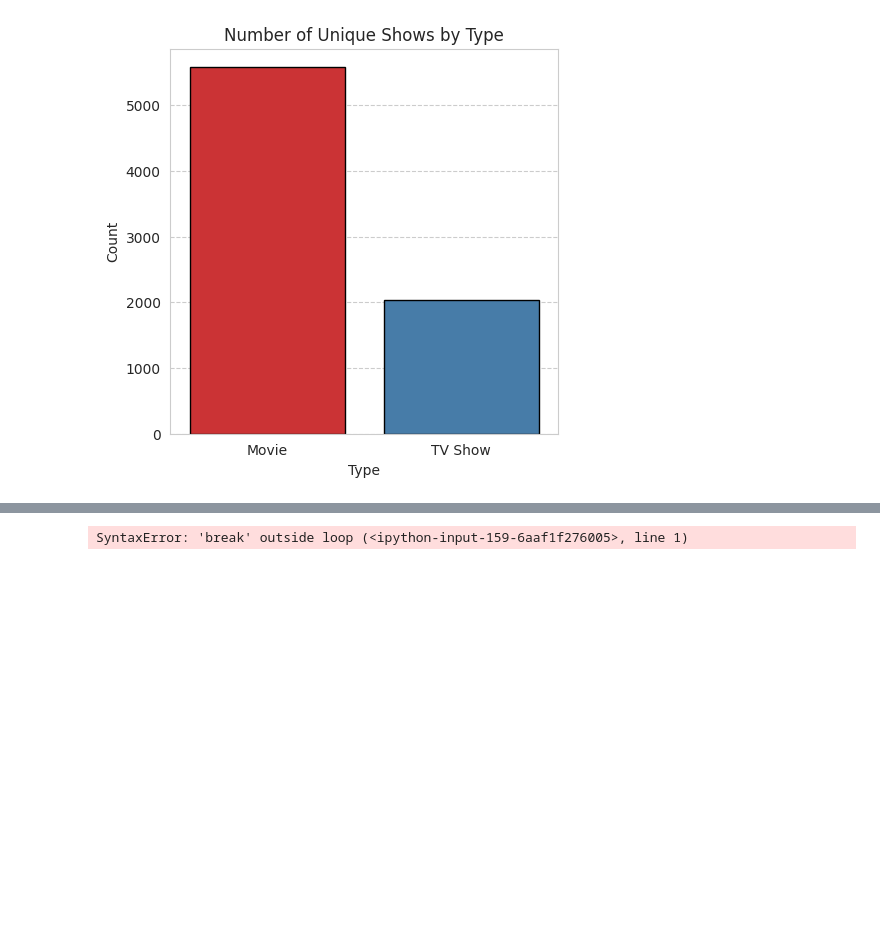
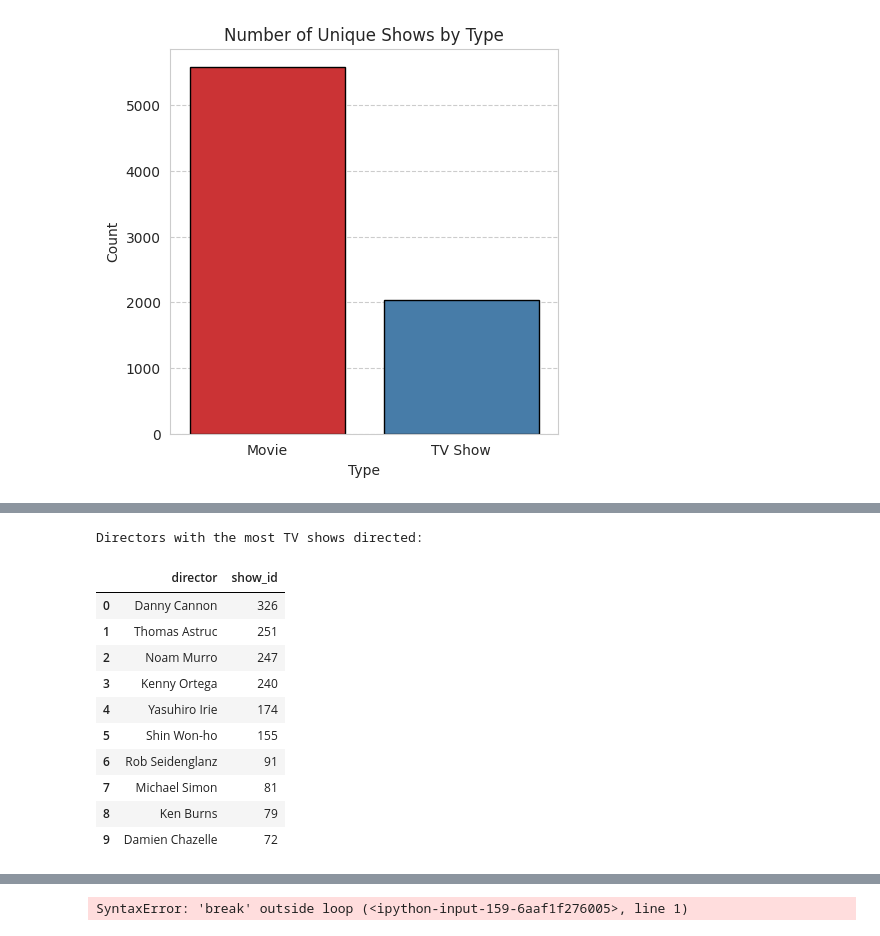
Before and after one commit to DSabarish/netflix_data_analysis, a Jupyter notebook: Netflix_22.ipynb, the cells around one changed output, grey strips where cells are left out. Saved outputs shown, nothing was run; the diff lists cells and outputs as text; code cells hidden in the pictures; blank space fills up the shorter version.

```diff
--- a/Netflix_22.ipynb
+++ b/Netflix_22.ipynb
@@ -618,0 +699,18 @@ The number of unique shows in the Netflix dataset is: 7617
+# %%
+tv_shows_data = data[data['type'] == 'TV Show']
+tv_show_director_counts = tv_shows_data.groupby(['director'])['show_id'].nunique()
+print("Directors with the most TV shows directed:\n")
+tv_show_director_counts.sort_values(ascending=False).head(10).reset_index(drop=False).index="director"
+# %% [output]
+Directors with the most TV shows directed:
+|  | director | show_id |
+| 0 | Danny Cannon | 326 |
+| 1 | Thomas Astruc | 251 |
+| 2 | Noam Murro | 247 |
+| 3 | Kenny Ortega | 240 |
+| 4 | Yasuhiro Irie | 174 |
+| 5 | Shin Won-ho | 155 |
+| 6 | Rob Seidenglanz | 91 |
+| 7 | Michael Simon | 81 |
+| 8 | Ken Burns | 79 |
+| 9 | Damien Chazelle | 72 |
```
Also changed, not shown: parts of 9 cells of this notebook.
